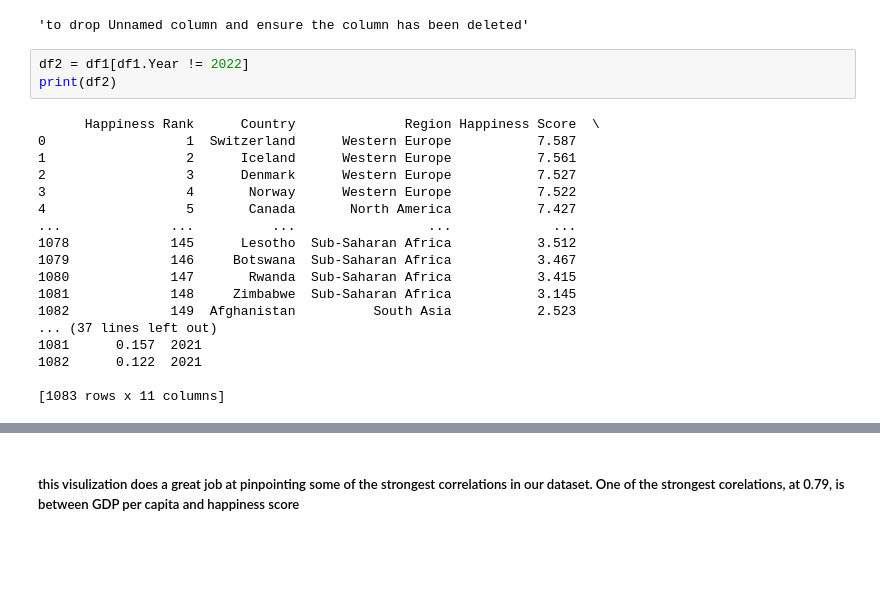
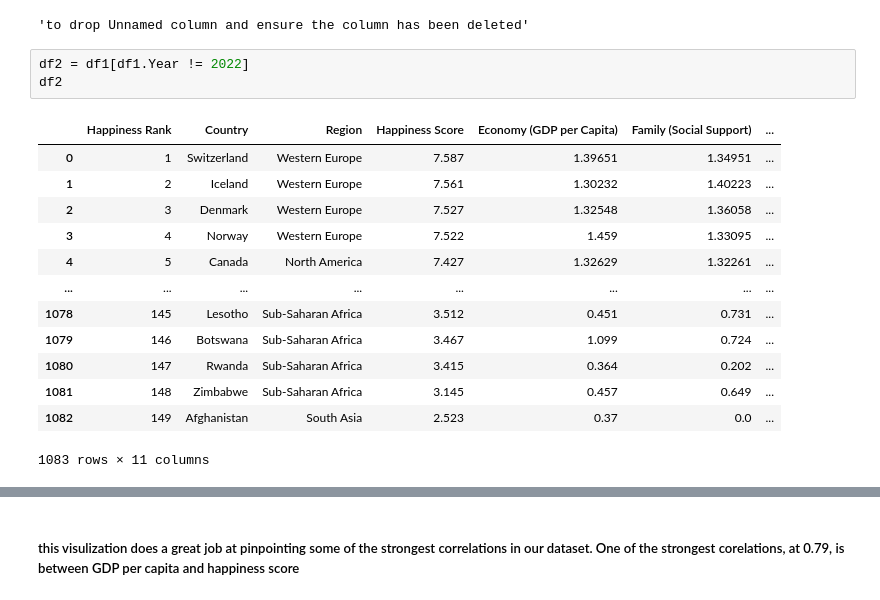
Before and after one commit to ubco-W2022T1-cosc301/project-group47, a Jupyter notebook: notebooks/analysis1.ipynb, the cells around one changed output, grey strips where cells are left out. Drawn from its saved outputs; the diff is of its cells as text; blank space fills up the shorter version.

```diff
--- a/notebooks/analysis1.ipynb
+++ b/notebooks/analysis1.ipynb
@@ -135,22 +135,18 @@ print(df1.shape)
 'to drop Unnamed column and ensure the column has been deleted'
 # %%
 df2 = df1[df1.Year != 2022]
-print(df2)
+df2
 # %% [output]
+|  | Happiness Rank | Country | Region | Happiness Score | Economy (GDP per Capita) | Family (Social Support) | ... |
+| 0 | 1 | Switzerland | Western Europe | 7.587 | 1.39651 | 1.34951 | ... |
+| 1 | 2 | Iceland | Western Europe | 7.561 | 1.30232 | 1.40223 | ... |
+| 2 | 3 | Denmark | Western Europe | 7.527 | 1.32548 | 1.36058 | ... |
+| 3 | 4 | Norway | Western Europe | 7.522 | 1.459 | 1.33095 | ... |
+| 4 | 5 | Canada | North America | 7.427 | 1.32629 | 1.32261 | ... |
+| ... | ... | ... | ... | ... | ... | ... | ... |
+| 1078 | 145 | Lesotho | Sub-Saharan Africa | 3.512 | 0.451 | 0.731 | ... |
+| 1079 | 146 | Botswana | Sub-Saharan Africa | 3.467 | 1.099 | 0.724 | ... |
+| 1080 | 147 | Rwanda | Sub-Saharan Africa | 3.415 | 0.364 | 0.202 | ... |
+| 1081 | 148 | Zimbabwe | Sub-Saharan Africa | 3.145 | 0.457 | 0.649 | ... |
+| 1082 | 149 | Afghanistan | South Asia | 2.523 | 0.37 | 0.0 | ... |
-      Happiness Rank      Country              Region Happiness Score  \
-0                  1  Switzerland      Western Europe           7.587
-1                  2      Iceland      Western Europe           7.561
-2                  3      Denmark      Western Europe           7.527
-3                  4       Norway      Western Europe           7.522
-4                  5       Canada       North America           7.427
-...              ...          ...                 ...             ...
-1078             145      Lesotho  Sub-Saharan Africa           3.512
-1079             146     Botswana  Sub-Saharan Africa           3.467
-1080             147       Rwanda  Sub-Saharan Africa           3.415
-1081             148     Zimbabwe  Sub-Saharan Africa           3.145
-1082             149  Afghanistan          South Asia           2.523
-... (37 lines left out)
-1081      0.157  2021
-1082      0.122  2021
-
-[1083 rows x 11 columns]
+1083 rows × 11 columns
```
Also changed, not shown: parts of 14 cells of this notebook, 3 other files.
